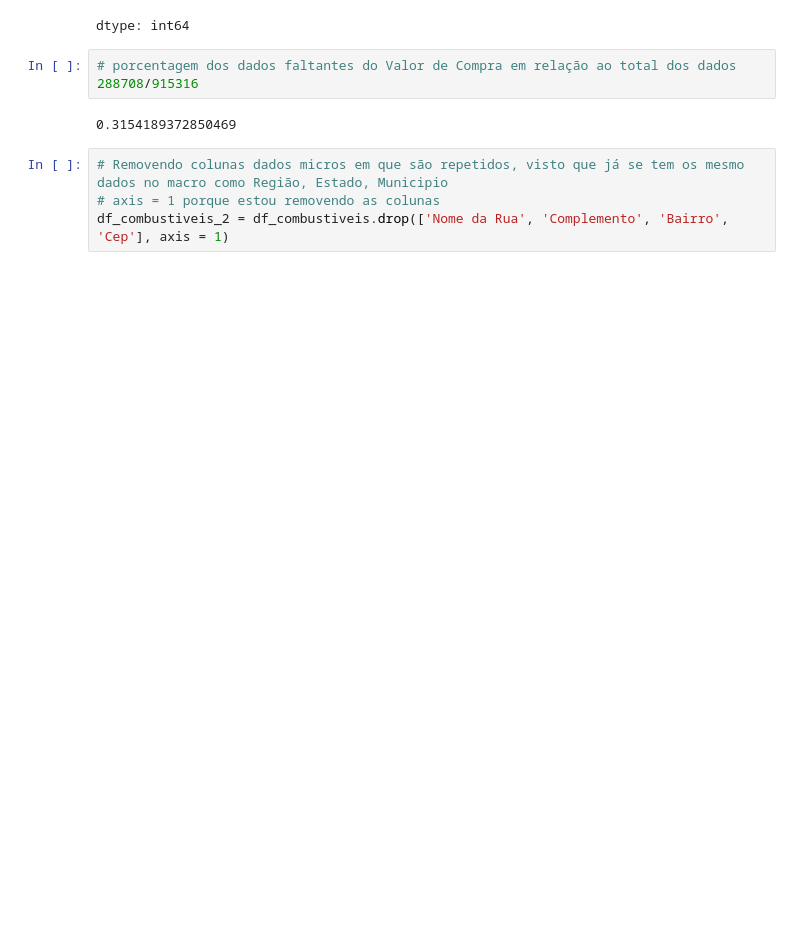
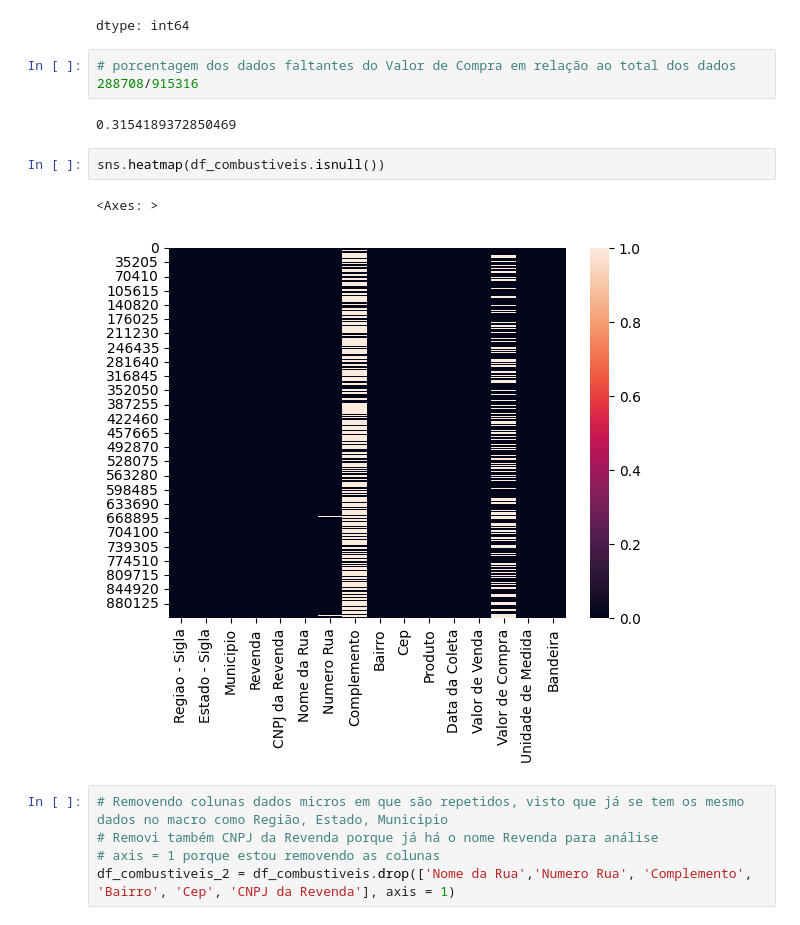
Before and after one commit to SandraRojasZ/DataScience, a Jupyter notebook: ProjetoAED.ipynb, the cells around one changed output. Drawn from its saved outputs; the diff is of its cells as text; blank space fills up the shorter version.

```diff
--- a/ProjetoAED.ipynb
+++ b/ProjetoAED.ipynb
@@ -101,10 +102,16 @@ dtype: int64
 288708/915316
 # %% [output]
 0.3154189372850469
+# %%
+sns.heatmap(df_combustiveis.isnull())
+# %% [output]
+<Axes: >
+[figure, added]
 # %%
 # Removendo colunas dados micros em que são repetidos, visto que já se tem os mesmo dados no macro como Região, Estado, Municipio
+# Removi também CNPJ da Revenda porque já há o nome Revenda para análise
 # axis = 1 porque estou removendo as colunas
-df_combustiveis_2 = df_combustiveis.drop(['Nome da Rua', 'Complemento', 'Bairro', 'Cep'], axis = 1)
+df_combustiveis_2 = df_combustiveis.drop(['Nome da Rua','Numero Rua', 'Complemento', 'Bairro', 'Cep', 'CNPJ da Revenda'], axis = 1)
 # %%
 df_combustiveis_2.head(10)
 # %% [output]
```
Also changed, not shown: parts of 20 cells of this notebook.
